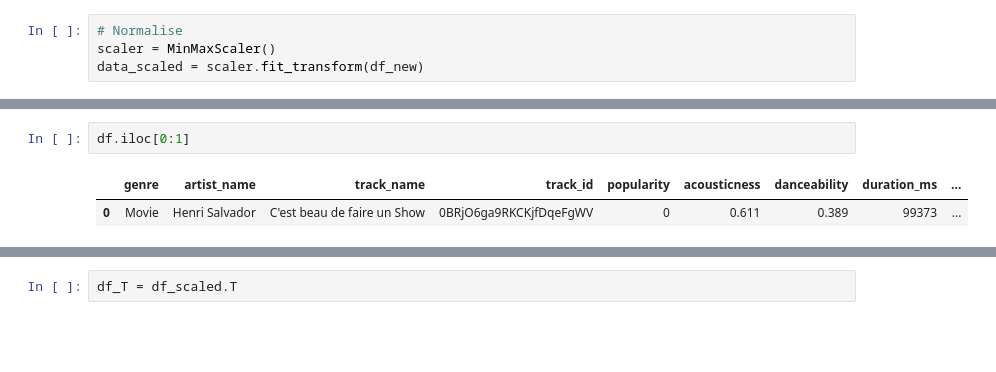
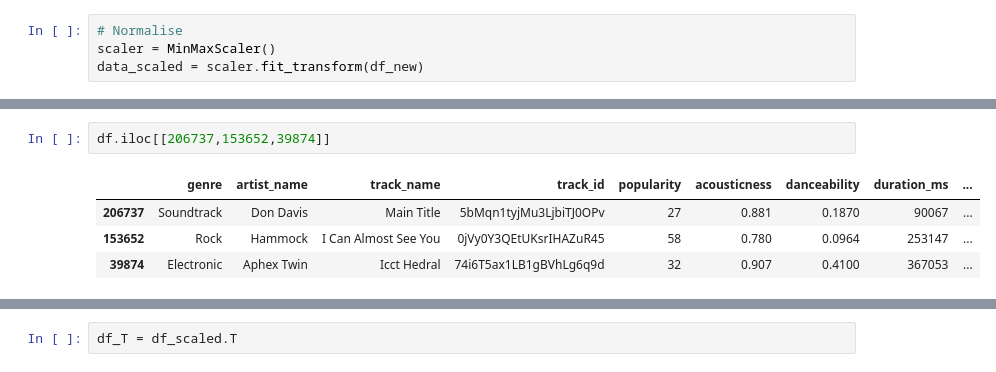
Before and after one commit to bw-spotify2/ds, a Jupyter notebook: Song_Selector_Model_Building.ipynb, the cells around one changed output, grey strips where cells are left out. Drawn from its saved outputs; the diff is of its cells as text; blank space fills up the shorter version.

```diff
--- a/Song_Selector_Model_Building.ipynb
+++ b/Song_Selector_Model_Building.ipynb
@@ -255,8 +287,10 @@ df.iloc[464:465]
-# %%
-df.iloc[0:1]
-# %% [output]
-|  | genre | artist_name | track_name | track_id | popularity | acousticness | danceability | duration_ms | ... |
-| 0 | Movie | Henri Salvador | C'est beau de faire un Show | 0BRjO6ga9RKCKjfDqeFgWV | 0 | 0.611 | 0.389 | 99373 | ... |
+# %%
+df.iloc[[206737,153652,39874]]
+# %% [output]
+|  | genre | artist_name | track_name | track_id | popularity | acousticness | danceability | duration_ms | ... |
+| 206737 | Soundtrack | Don Davis | Main Title | 5bMqn1tyjMu3LjbiTJ0OPv | 27 | 0.881 | 0.1870 | 90067 | ... |
+| 153652 | Rock | Hammock | I Can Almost See You | 0jVy0Y3QEtUKsrIHAZuR45 | 58 | 0.780 | 0.0964 | 253147 | ... |
+| 39874 | Electronic | Aphex Twin | Icct Hedral | 74i6T5ax1LB1gBVhLg6q9d | 32 | 0.907 | 0.4100 | 367053 | ... |
 # %%
 import plotly.express as px
 df = px.data.wind()
```
Also changed, not shown: parts of 29 cells of this notebook.
